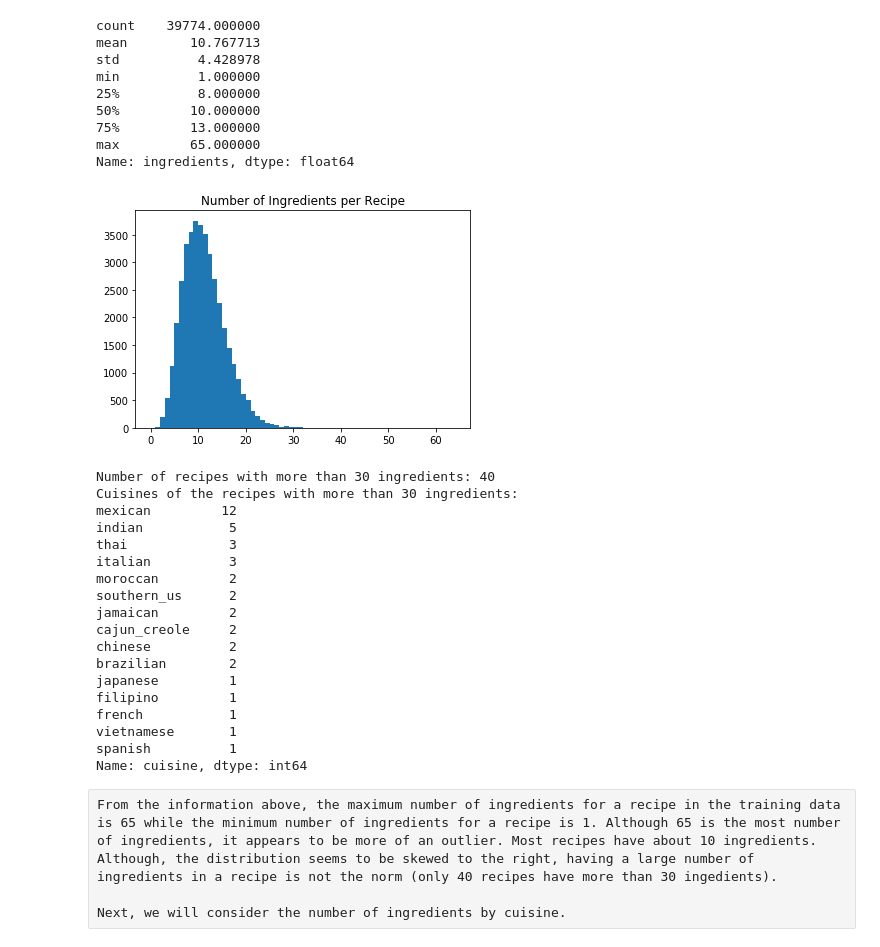
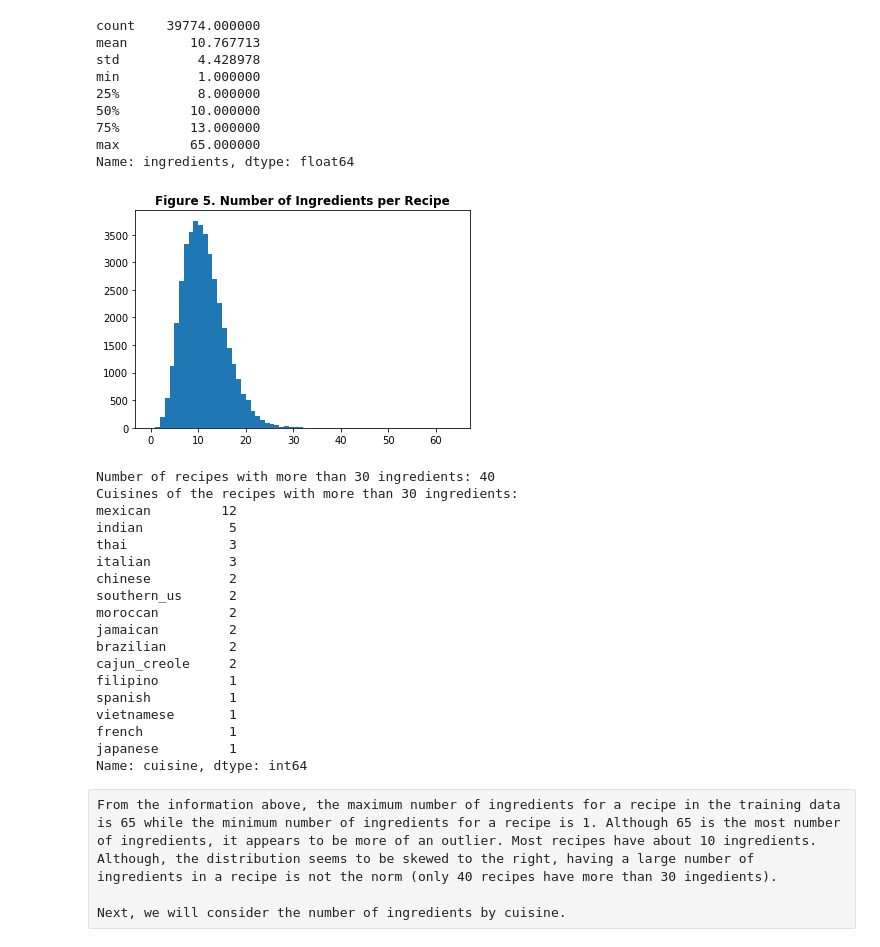
Before and after one commit to xistz/mlnd-project, a Jupyter notebook: capstone.ipynb, the cells around one changed output. Drawn from its saved outputs; the diff is of its cells as text; code cells hidden in the pictures.

```diff
--- a/capstone.ipynb
+++ b/capstone.ipynb
@@ -6,6 +6,7 @@
 import numpy as np # linear algebra
 import pandas as pd # data processing, CSV file I/O (e.g. pd.read_csv)
 import matplotlib.pyplot as plt # visualizations
+from wordcloud import WordCloud # word cloud visualizations
 
 from sklearn.preprocessing import LabelEncoder # target encoding
 from sklearn.feature_extraction.text import TfidfVectorizer # feature extraction
@@ -23,11 +24,12 @@ from sklearn.svm import LinearSVC
 
 from sklearn.model_selection import GridSearchCV # model tuning
 
-# Input data files are available in the "../input/" directory.
+# Input data files are available in the "./data/" directory.
 # For example, running this (by clicking run or pressing Shift+Enter) will list the files in the input directory
 
 import os
-print(os.listdir("../input"))
+print(os.listdir("./data"))
 
 # Any results you write to the current directory are saved as output.
+SAVE_DIR = "./plots"
 # %% [output]
@@ -45,8 +47,8 @@ This project uses data from the What's Cooking Kaggle competition. There are 3 f
 
 First, we will load both training and testing data to find out how many recipes there are in each dataset.
 # %%
-train_data = pd.read_json("../input/train.json")
-test_data = pd.read_json('../input/test.json')
+train_data = pd.read_json("./data/train.json")
+test_data = pd.read_json("./data/test.json")
 
 print("Number of recipes in the train dataset: {}".format(len(train_data)))
 print("Number of recipes in the test dataset: {}".format(len(test_data)))
@@ -242,11 +248,13 @@ max         65.000000
 Name: ingredients, dtype: float64
 # %%
 train_data.ingredients.str.len().hist(bins=range(max(train_data.ingredients.str.len())), grid=False)
-plt.title("Number of Ingredients per Recipe")
+plt.title("Figure 5. Number of Ingredients per Recipe", weight="bold")
 
-plt.savefig("ingredients_per_recipe.png", bbox_inches="tight")
+# save plot
+file = os.path.join(SAVE_DIR, "ingredients_per_recipe.png")
+plt.savefig(file, bbox_inches="tight")
 # %% [output]
-[figure, old version]
+[figure, new version]
 # %%
 long_recipes = train_data[train_data.ingredients.str.len() > 30]
 
@@ -259,17 +267,17 @@ mexican         12
 indian           5
 thai             3
 italian          3
+chinese          2
+southern_us      2
 moroccan         2
-southern_us      2
 jamaican         2
+brazilian        2
 cajun_creole     2
-chinese          2
-brazilian        2
+filipino         1
+spanish          1
+vietnamese       1
+french           1
 japanese         1
-filipino         1
-french           1
-vietnamese       1
-spanish          1
 Name: cuisine, dtype: int64
 # %% [raw]
 From the information above, the maximum number of ingredients for a recipe in the training data is 65 while the minimum number of ingredients for a recipe is 1. Although 65 is the most number of ingredients, it appears to be more of an outlier. Most recipes have about 10 ingredients. Although, the distribution seems to be skewed to the right, having a large number of ingredients in a recipe is not the norm (only 40 recipes have more than 30 ingedients).
```
Also changed, not shown: parts of 13 cells of this notebook, 10 other files.
